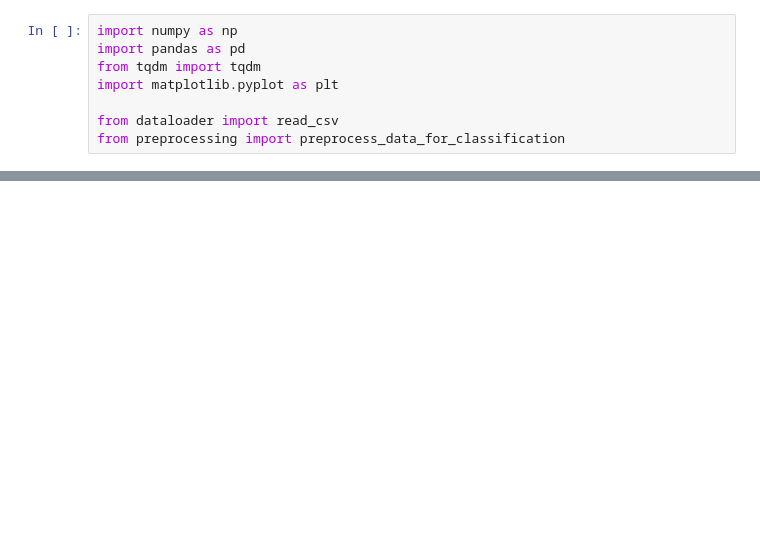
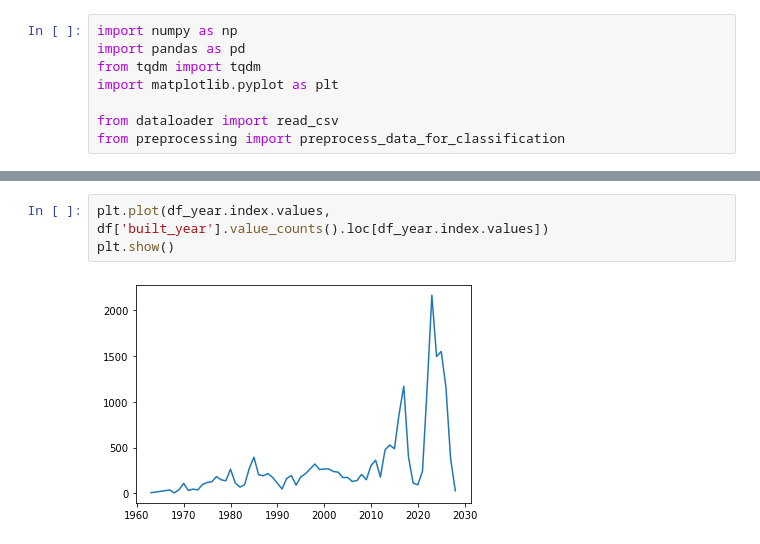
Before and after one commit to atul1696/cs5228-project, a Jupyter notebook: task3.ipynb, the cells around one changed output, grey strips where cells are left out. Drawn from its saved outputs; the diff is of its cells as text; blank space fills up the shorter version.

```diff
--- a/task3.ipynb
+++ b/task3.ipynb
@@ -31,0 +78,5 @@ plt.show()
+# %%
+plt.plot(df_year.index.values, df['built_year'].value_counts().loc[df_year.index.values])
+plt.show()
+# %% [output]
+[figure, added]
```
Also changed, not shown: parts of 10 cells of this notebook.
